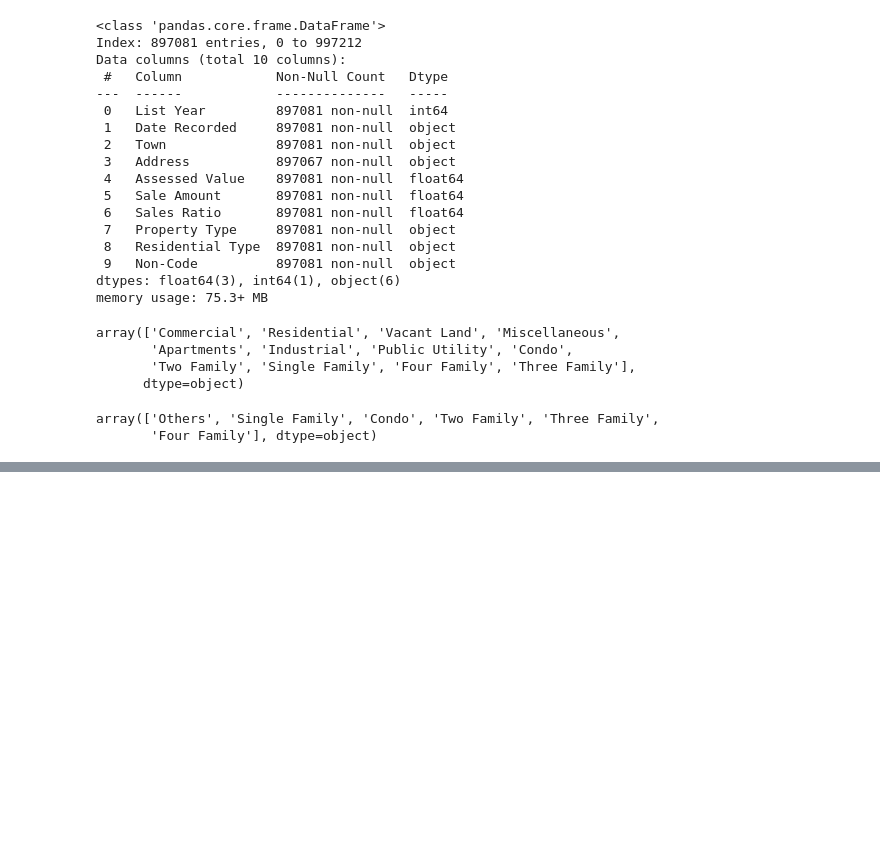
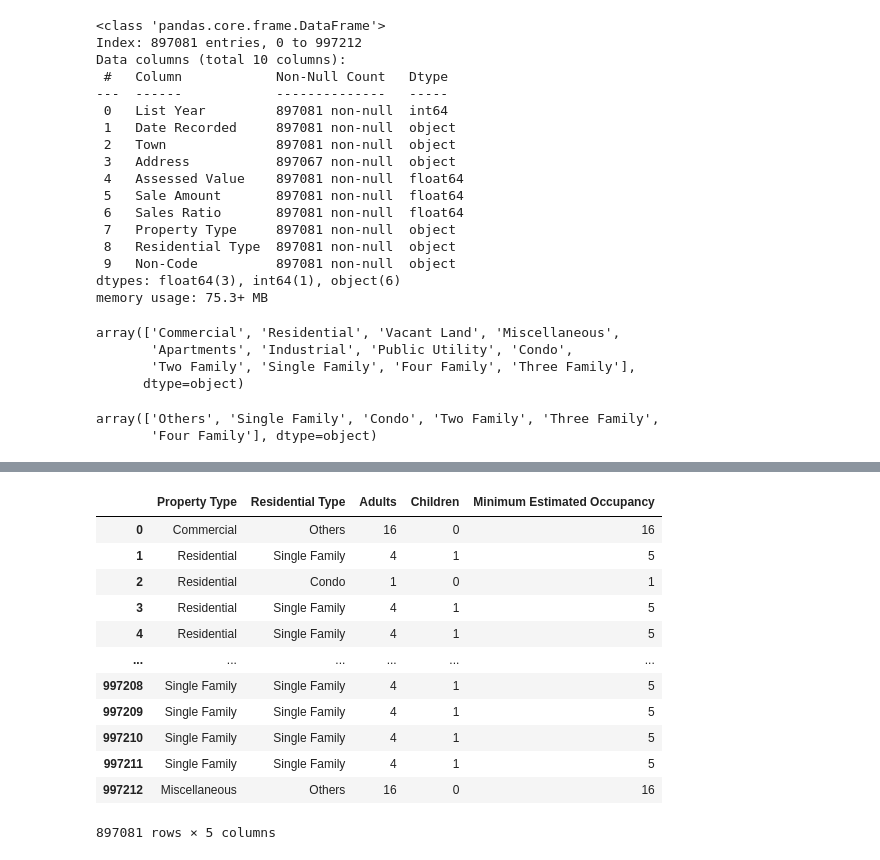
Before and after one commit to vinaykumargummadi/CTREA-Dynamics, a Jupyter notebook: notebooks/Outliers_Treatment.ipynb, the cells around one changed output, grey strips where cells are left out. Drawn from its saved outputs; the diff is of its cells as text; code cells hidden in the pictures; blank space fills up the shorter version.

```diff
--- a/notebooks/Outliers_Treatment.ipynb
+++ b/notebooks/Outliers_Treatment.ipynb
@@ -333,0 +369,16 @@ data.sample(10)
+# %%
+data[['Property Type',	'Residential Type', 'Adults', 'Children', 'Minimum Estimated Occupancy']]
+# %% [output]
+|  | Property Type | Residential Type | Adults | Children | Minimum Estimated Occupancy |
+| 0 | Commercial | Others | 16 | 0 | 16 |
+| 1 | Residential | Single Family | 4 | 1 | 5 |
+| 2 | Residential | Condo | 1 | 0 | 1 |
+| 3 | Residential | Single Family | 4 | 1 | 5 |
+| 4 | Residential | Single Family | 4 | 1 | 5 |
+| ... | ... | ... | ... | ... | ... |
+| 997208 | Single Family | Single Family | 4 | 1 | 5 |
+| 997209 | Single Family | Single Family | 4 | 1 | 5 |
+| 997210 | Single Family | Single Family | 4 | 1 | 5 |
+| 997211 | Single Family | Single Family | 4 | 1 | 5 |
+| 997212 | Miscellaneous | Others | 16 | 0 | 16 |
+897081 rows × 5 columns
```
Also changed, not shown: parts of 23 cells of this notebook, 4 other files.
